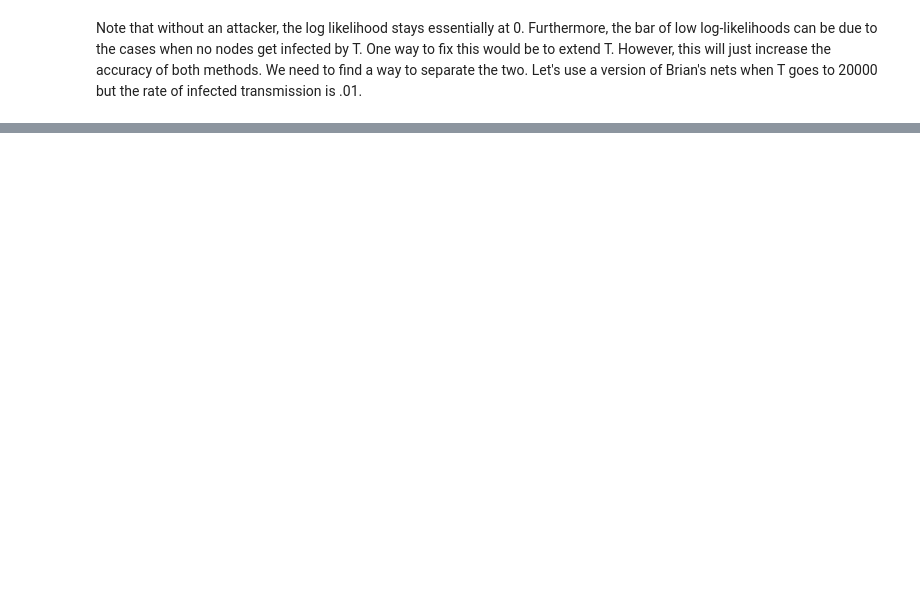
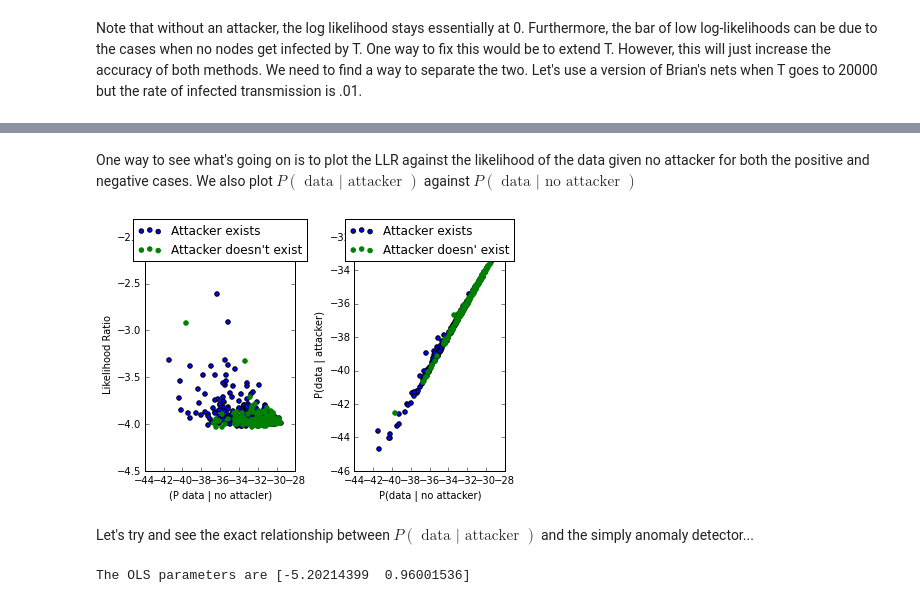
Before and after one commit to j-grana6/SFT-Nets, a Jupyter notebook: python/roc.ipynb, the cells around one changed output, grey strips where cells are left out. Saved outputs shown, nothing was run; the diff lists cells and outputs as text; code cells hidden in the pictures; blank space fills up the shorter version.

```diff
--- a/python/roc.ipynb
+++ b/python/roc.ipynb
@@ -279,0 +301,26 @@ Our test seems to be better.  Let's see what happens when we raise T.
+# %% [markdown]
+One way to see what's going on is to plot the LLR against the likelihood of the data given no attacker for both the positive and negative cases.  We also plot $P( \text { data } | \text{ attacker })$ against $P( \text { data } | \text{ no attacker })$
+# %%
+fig,  (ax, ax2) = plt.subplots(1,2)
+ax.scatter(pos[:, 1], pos[:, 0]-pos[:,1], label = 'Attacker exists')
+ax.scatter(neg[:, 1], neg[:, 0]-neg[:,1], label = 'Attacker doesn\'t exist', color='g')
+ax.set_xlabel('(P data | no attacler)')
+ax.set_ylabel('Likelihood Ratio')
+ax.legend(loc ='upper center', bbox_to_anchor=(.5,1.1))
+ax2.scatter(pos[:,1], pos[:,0], label = 'Attacker exists')
+ax2.scatter(neg[: ,1], neg[: ,0], label = 'Attacker doesn\' exist', color ='g')
+ax2.set_xlabel('P(data | no attacker)')
+ax2.set_ylabel('P(data | attacker)')
+ax2.legend(loc = 'upper center', bbox_to_anchor = (.5, 1.1))
+plt.tight_layout()
+# %% [output]
+[figure, added]
+# %% [markdown]
+Let's try and see the exact relationship between $P(\text { data } | \text{ attacker })$ and the simply anomaly detector...
+# %%
+import statsmodels.api as sm
+w_attacker = sm.OLS(pos[:,0], sm.tools.add_constant(pos[:,1]))
+w_attacker_fitted = w_attacker.fit()
+print 'The OLS parameters are', w_attacker_fitted.params
+# %% [output]
+The OLS parameters are [-5.20214399  0.96001536]
```
Also changed, not shown: parts of 39 cells of this notebook, 8 other files.
